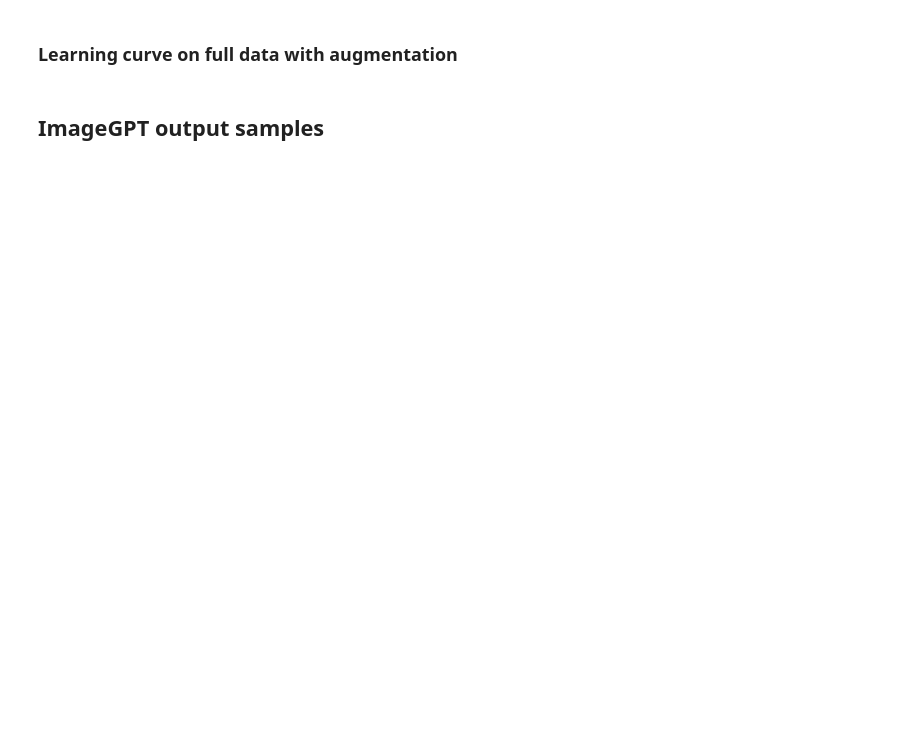
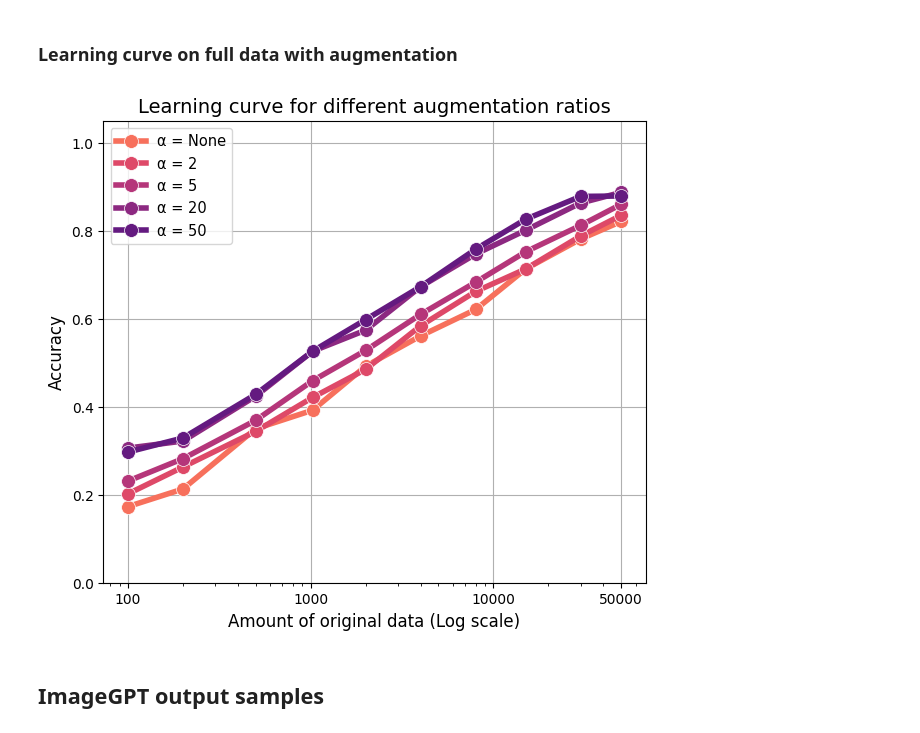
Before and after one commit to ar929/syn-data-comp, a Jupyter notebook: reproduce_results.ipynb, the cells around one changed output. Cells and saved outputs as stored; diff of their text form; code cells hidden in the pictures; blank space fills up the shorter version.

```diff
--- a/reproduce_results.ipynb
+++ b/reproduce_results.ipynb
@@ -375,34 +385,38 @@ else:
     with open(aug_lc_dict_json_name, 'r') as json_file:
         aug_lc_dict = json.load(json_file)
 # %%
-yo need to turn from dict into df
-# Load the CSV data
-# lc_df = lc_df_raw.set_index("n_real")
-# lc_df.loc[50000, "α = 50"] = 0.8789137086050223
+# Convert JSON dictionary to DataFrame
+lc_df = pd.DataFrame(aug_lc_dict)
+lc_df.reset_index(inplace=True)
+lc_df.rename(columns={"index": "n_real"}, inplace=True)
+lc_df["n_real"] = lc_df["n_real"].astype(int)
+lc_df = lc_df.set_index("n_real")
 
 # Create the plot
 plt.figure(figsize=my_fig_size)
 
 num_columns = len(lc_df.columns)
 palette = sns.color_palette('magma_r', num_columns+4)
 
 # Plot each column with a distinct color
 for i, column in enumerate(lc_df.columns):
     # legend_entry = column.replace('α', '$α_c$')
     plt.semilogx(lc_df.index, lc_df[column], label=column,
                  marker='o', color=palette[i+2], markersize=10,
                  linewidth=4, markeredgecolor='white', markeredgewidth=0.5)
 
 # Aesthetics
 plt.xlabel("Amount of original data (Log scale)", fontsize=12)
 plt.ylabel("Accuracy", fontsize=12)
 plt.title("Learning curve for different augmentation ratios", fontsize=14)
 plt.legend(fontsize=10.5)
 xticks = [100, 1000, 10000, 50000]
 plt.xticks(xticks, labels=[str(x) for x in xticks])
 plt.ylim(0, 1.05)  # Set Y limits if needed
 plt.grid(True)  # Add grid for better readability
 plt.show()
+# %% [output]
+[figure, added]
 # %% [markdown]
 ## ImageGPT output samples
 # %%
```
Also changed, not shown: parts of 12 cells of this notebook, 2 other files.
